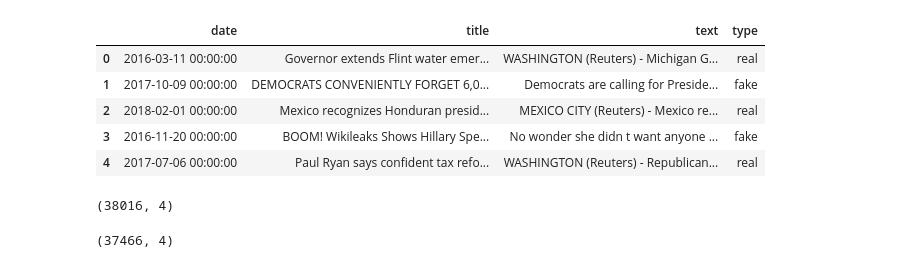
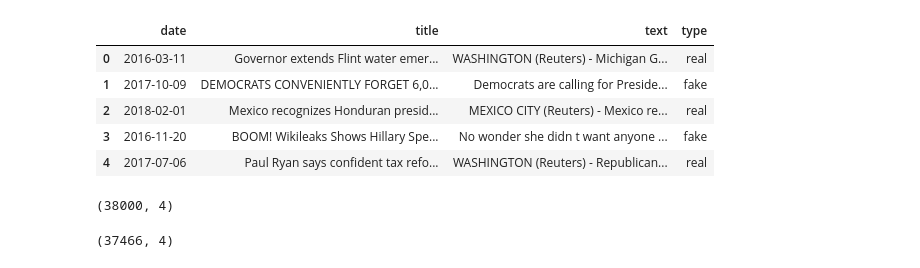
Before and after one commit to WeenyJY/ml-project, a Jupyter notebook: fakebook_reviews_analysis-Copy2.ipynb, the cells around one changed output. Cells and saved outputs as stored; diff of their text form; code cells hidden in the pictures.

```diff
--- a/fakebook_reviews_analysis-Copy2.ipynb
+++ b/fakebook_reviews_analysis-Copy2.ipynb
@@ -1,20 +1,20 @@
 # %%
 #import Prof's dataset of fakebook reviews
 
 import pandas as pd
-df = pd.read_excel('C:/Users/Abbas/Desktop/ML Proj/fakebook_rev.xlsx')
+df = pd.read_csv('train.csv')
 df.head()
 # %% [output]
 |  | date | title | text | type |
-| 0 | 2016-03-11 00:00:00 | Governor extends Flint water emer... | WASHINGTON (Reuters) - Michigan G... | real |
-| 1 | 2017-10-09 00:00:00 | DEMOCRATS CONVENIENTLY FORGET 6,0... | Democrats are calling for Preside... | fake |
-| 2 | 2018-02-01 00:00:00 | Mexico recognizes Honduran presid... | MEXICO CITY (Reuters) - Mexico re... | real |
-| 3 | 2016-11-20 00:00:00 | BOOM! Wikileaks Shows Hillary Spe... | No wonder she didn t want anyone ... | fake |
-| 4 | 2017-07-06 00:00:00 | Paul Ryan says confident tax refo... | WASHINGTON (Reuters) - Republican... | real |
+| 0 | 2016-03-11 | Governor extends Flint water emer... | WASHINGTON (Reuters) - Michigan G... | real |
+| 1 | 2017-10-09 | DEMOCRATS CONVENIENTLY FORGET 6,0... | Democrats are calling for Preside... | fake |
+| 2 | 2018-02-01 | Mexico recognizes Honduran presid... | MEXICO CITY (Reuters) - Mexico re... | real |
+| 3 | 2016-11-20 | BOOM! Wikileaks Shows Hillary Spe... | No wonder she didn t want anyone ... | fake |
+| 4 | 2017-07-06 | Paul Ryan says confident tax refo... | WASHINGTON (Reuters) - Republican... | real |
 # %%
 df.shape
 # %% [output]
-(38016, 4)
+(38000, 4)
 # %%
 #Lets remove if there is some null values
 
```
Also changed, not shown: parts of 16 cells of this notebook.
